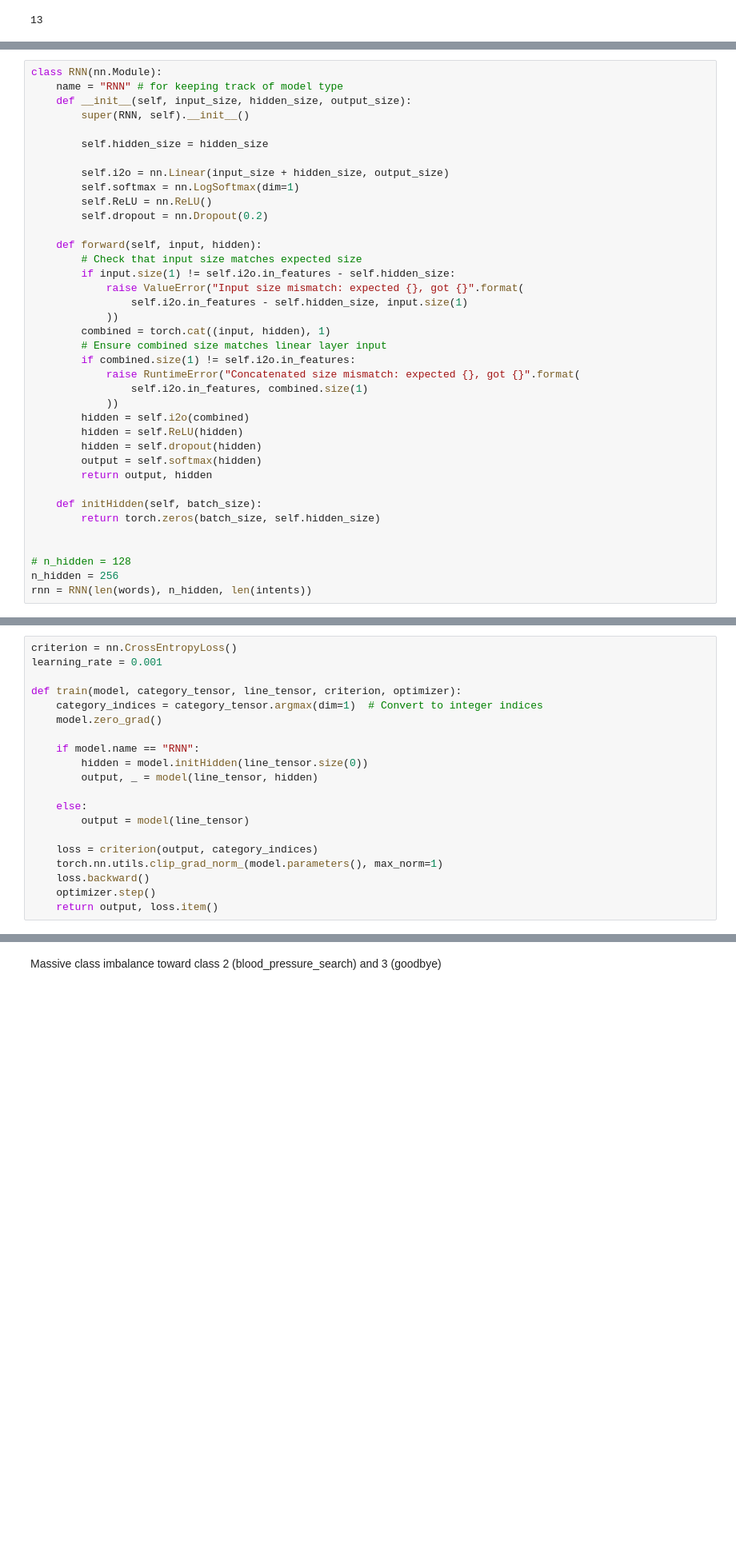
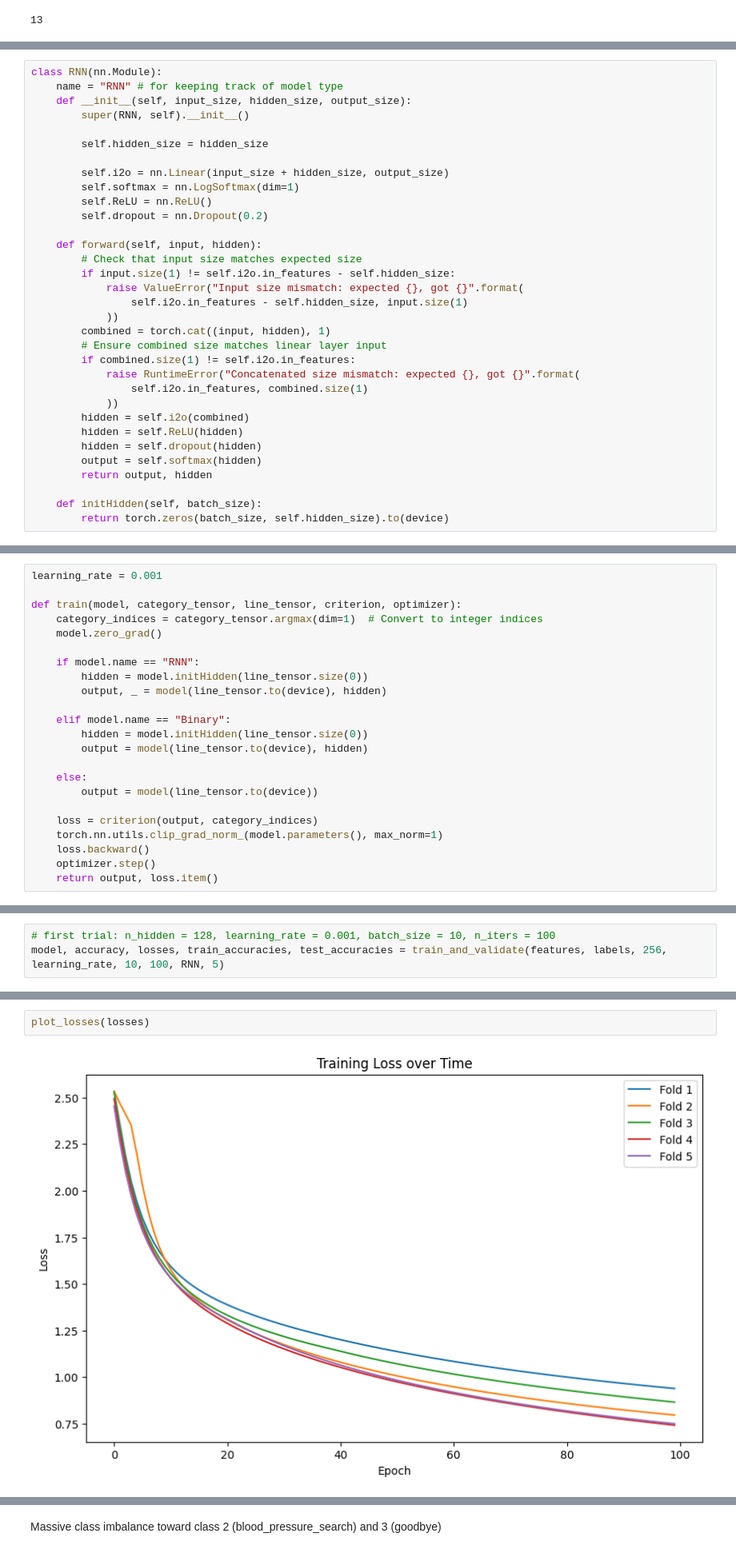
Before and after one commit to Riley94/Chatbot, a Jupyter notebook: src/testing.ipynb, the cells around one changed output, grey strips where cells are left out. Shown at 80% size. Cells and saved outputs as stored; diff of their text form; blank space fills up the shorter version.

```diff
--- a/src/testing.ipynb
+++ b/src/testing.ipynb
@@ -132,10 +149,5 @@ class RNN(nn.Module):
         return output, hidden
 
     def initHidden(self, batch_size):
-        return torch.zeros(batch_size, self.hidden_size)
-
-
-# n_hidden = 128
-n_hidden = 256
-rnn = RNN(len(words), n_hidden, len(intents))
+        return torch.zeros(batch_size, self.hidden_size).to(device)
 # %% [markdown]
@@ -152,5 +155,4 @@ def categoryFromOutput(output):
 # %%
-criterion = nn.CrossEntropyLoss()
 learning_rate = 0.001
 
 def train(model, category_tensor, line_tensor, criterion, optimizer):
@@ -159,10 +161,14 @@ def train(model, category_tensor, line_tensor, criterion, optimizer):
 
     if model.name == "RNN":
         hidden = model.initHidden(line_tensor.size(0))
-        output, _ = model(line_tensor, hidden)
+        output, _ = model(line_tensor.to(device), hidden)
+
+    elif model.name == "Binary":
+        hidden = model.initHidden(line_tensor.size(0))
+        output = model(line_tensor.to(device), hidden)
 
     else:
-        output = model(line_tensor)
+        output = model(line_tensor.to(device))
 
     loss = criterion(output, category_indices)
     torch.nn.utils.clip_grad_norm_(model.parameters(), max_norm=1)
@@ -268,0 +345,3 @@ def train_and_validate(features, labels, n_hidden, learning_rate, batch_size, n_
+# %%
+# first trial: n_hidden = 128, learning_rate = 0.001, batch_size = 10, n_iters = 100
+model, accuracy, losses, train_accuracies, test_accuracies = train_and_validate(features, labels, 256, learning_rate, 10, 100, RNN, 5)
@@ -307,0 +479,4 @@ plot_losses(fold_losses)
+# %%
+plot_losses(losses)
+# %% [output]
+[figure, added]
```
Also changed, not shown: parts of 63 cells of this notebook.
